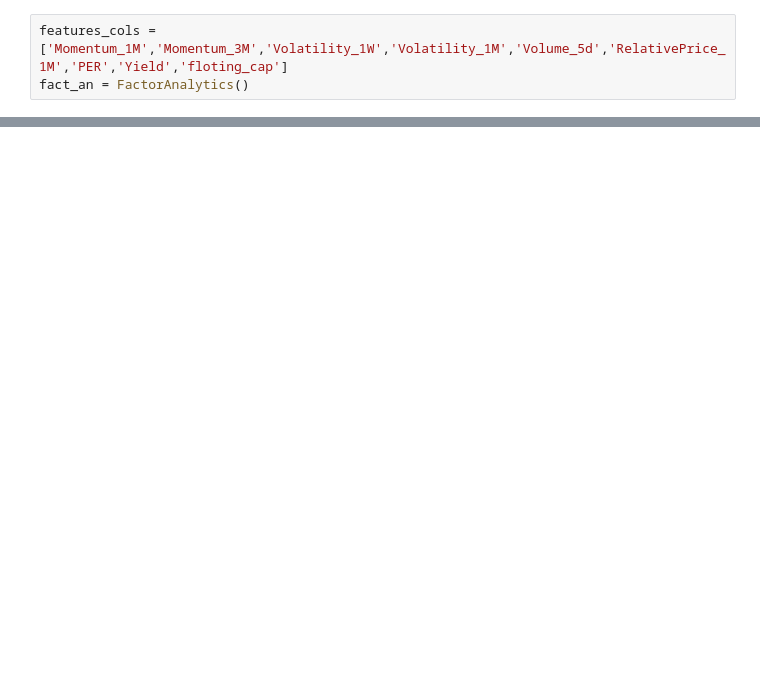
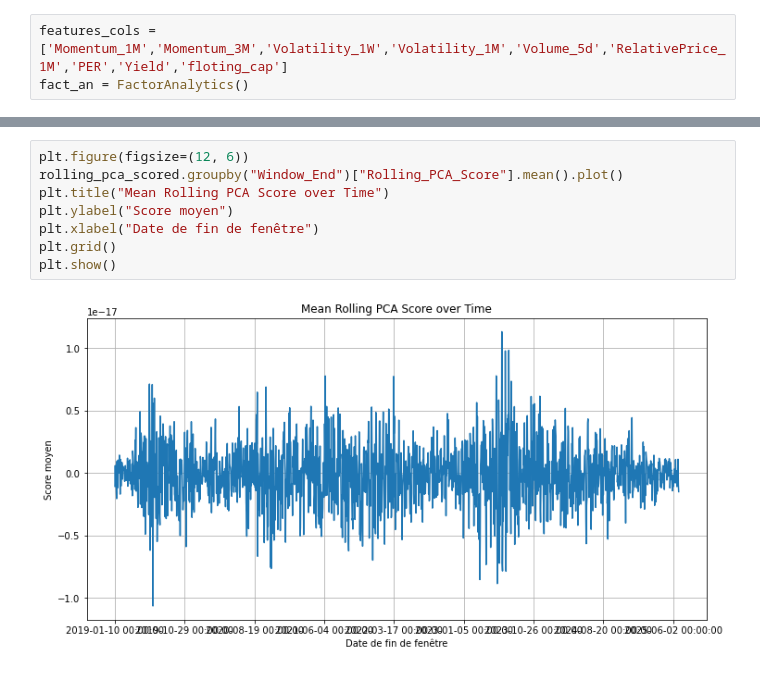
Before and after one commit to Lanzeni777/BPALS, a Jupyter notebook: NoteBooks/Classes.ipynb, the cells around one changed output, grey strips where cells are left out. Drawn from its saved outputs; the diff is of its cells as text; blank space fills up the shorter version.

```diff
--- a/NoteBooks/Classes.ipynb
+++ b/NoteBooks/Classes.ipynb
@@ -63,0 +153,10 @@ kl_db.execute_query(q)
+# %%
+plt.figure(figsize=(12, 6))
+rolling_pca_scored.groupby("Window_End")["Rolling_PCA_Score"].mean().plot()
+plt.title("Mean Rolling PCA Score over Time")
+plt.ylabel("Score moyen")
+plt.xlabel("Date de fin de fenêtre")
+plt.grid()
+plt.show()
+# %% [output]
+[figure, added]
```
Also changed, not shown: parts of 47 cells of this notebook, 8 other files.
